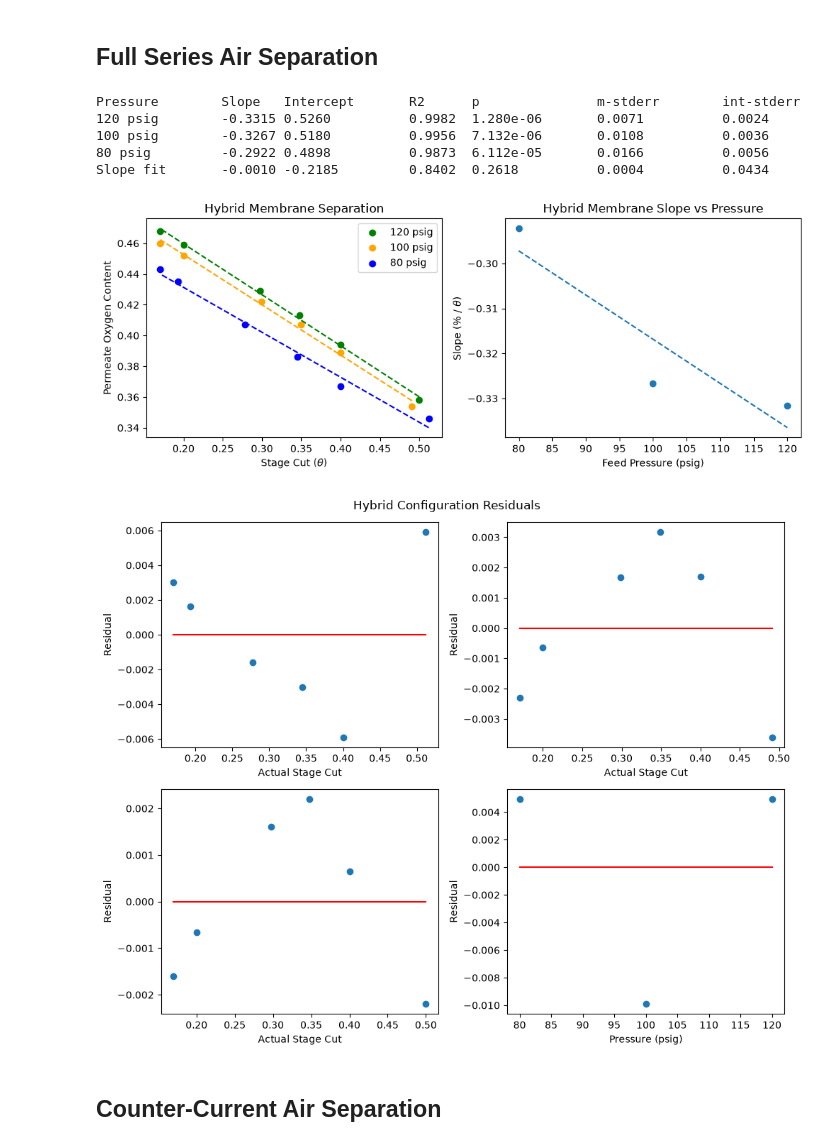
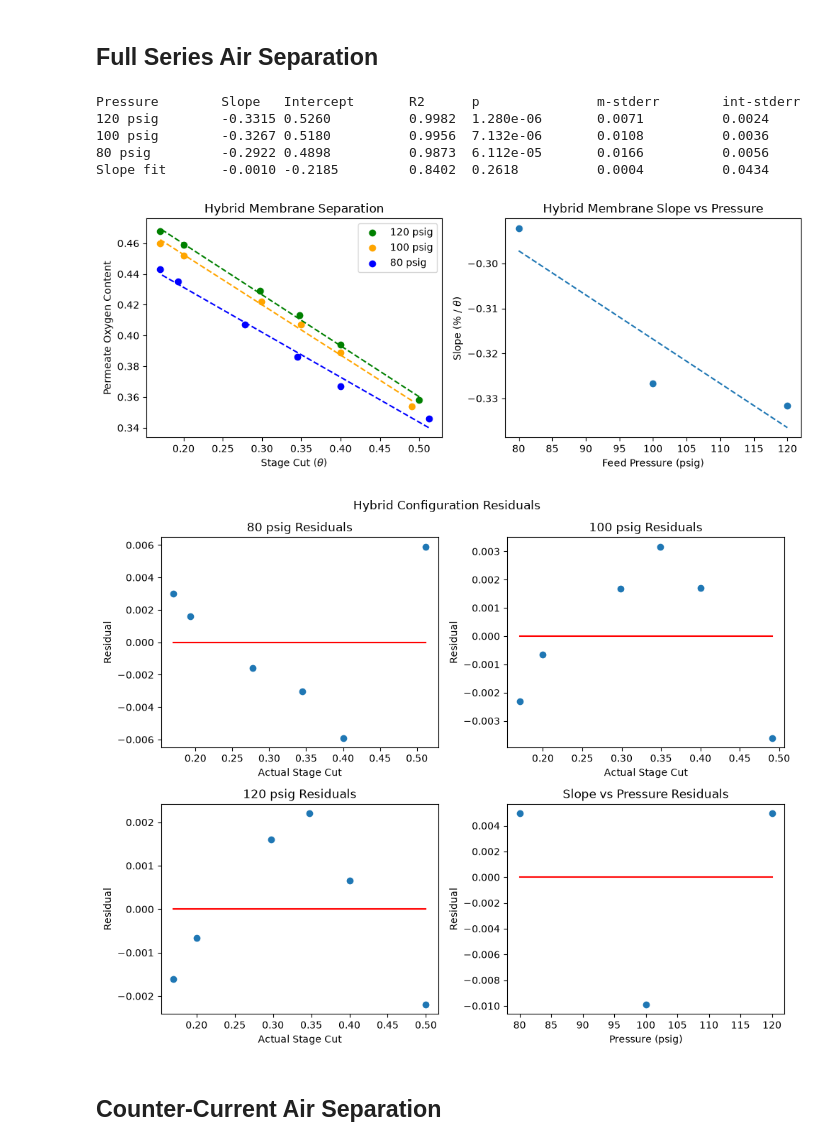
Before and after one commit to loukaab/ECHE362-membrane, a Jupyter notebook: membrane-data.ipynb, the cells around one changed output. Cells and saved outputs as stored; diff of their text form; code cells hidden in the pictures.

Commit message:
Minor fixes to residual plots (add titles)

```diff
--- a/membrane-data.ipynb
+++ b/membrane-data.ipynb
@@ -265,37 +265,41 @@ hraxes[0, 0].scatter(hp80["Actual Stage Cut"], hp80res)
 hraxes[0, 0].plot(hp80["Actual Stage Cut"], hp80res * 0, c="red")
 hraxes[0, 0].set_xlabel("Actual Stage Cut")
 hraxes[0, 0].set_ylabel("Residual")
+hraxes[0, 0].set_title("80 psig")
 
 # 100 psig residuals
 hraxes[0, 1].scatter(hp100["Actual Stage Cut"], hp100res)
 hraxes[0, 1].plot(hp100["Actual Stage Cut"], 0 * hp100res, c="red")
 hraxes[0, 1].set_xlabel("Actual Stage Cut")
 hraxes[0, 1].set_ylabel("Residual")
+hraxes[0, 1].set_title("100 psig")
 
 # 120 psig residuals
 hraxes[1, 0].scatter(hp120["Actual Stage Cut"], hp120res)
 hraxes[1, 0].plot(hp120["Actual Stage Cut"], 0 * hp120res, c="red")
 hraxes[1, 0].set_xlabel("Actual Stage Cut")
 hraxes[1, 0].set_ylabel("Residual")
+hraxes[1, 0].set_title("120 psig")
 
 # Slope vs pressure residuals
 hraxes[1, 1].scatter([80, 100, 120], hpsvspres)
 hraxes[1, 1].plot([80, 100, 120], 0 * hpsvspres, c="red")
 hraxes[1, 1].set_xlabel("Pressure (psig)")
 hraxes[1, 1].set_ylabel("Residual")
+hraxes[1, 1].set_title("Slope vs Pressure")
 
 hrfig.suptitle("Hybrid Configuration Residuals")
 hrfig.tight_layout()
 
 plt.show()
 # %% [output]
 Pressure        Slope   Intercept       R2      p               m-stderr        int-stderr
 120 psig        -0.3315 0.5260          0.9982  1.280e-06       0.0071          0.0024
 100 psig        -0.3267 0.5180          0.9956  7.132e-06       0.0108          0.0036
 80 psig         -0.2922 0.4898          0.9873  6.112e-05       0.0166          0.0056
 Slope fit       -0.0010 -0.2185         0.8402  0.2618          0.0004          0.0434
 [figure]
-[figure, old version]
+[figure, new version]
 # %% [markdown]
 ## Counter-Current Air Separation
 # %%
```
Also changed, not shown: parts of 2 cells of this notebook.
